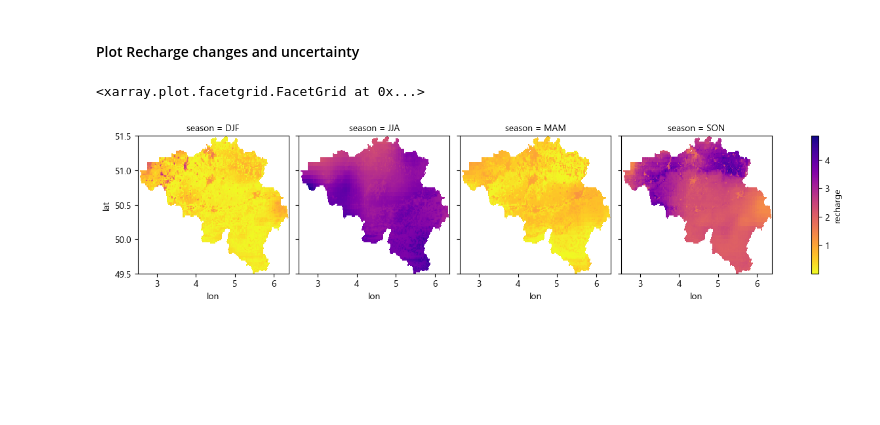
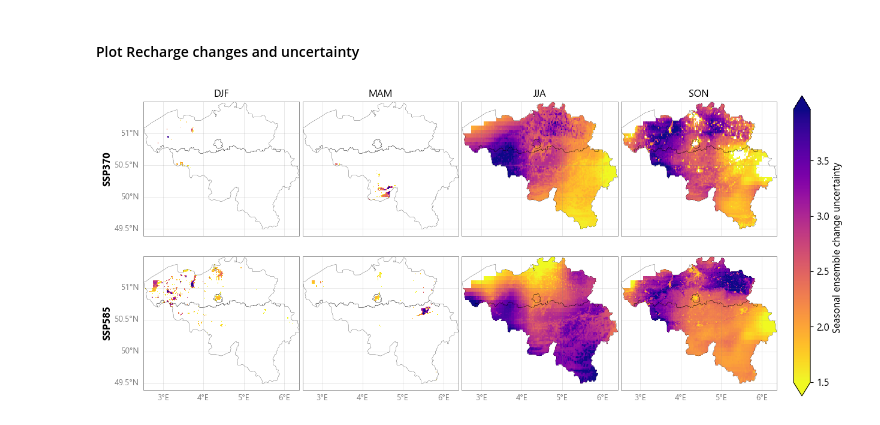
Before and after one commit to klekarkar/pre_post_process_mHM, a Jupyter notebook: ISIMIP_recharge_assessment.ipynb, the cells around one changed output. Saved outputs shown, nothing was run; the diff lists cells and outputs as text; code cells hidden in the pictures; blank space fills up the shorter version.

```diff
--- a/ISIMIP_recharge_assessment.ipynb
+++ b/ISIMIP_recharge_assessment.ipynb
@@ -1125,13 +1125,12 @@ masked_ds = recharge_results['ssp370']['agree_on_sign']['recharge'].sel(season='
 # %%
 domain_recharge_stats = {}
 for scen in future_scenarios:
+    scenario_stats = {}
     for ens_stat in recharge_results[scen].keys():
         da = recharge_results[scen][ens_stat]
         da_masked = da.where(mask.notnull())
-        domain_recharge_stats[scen] = da_masked
+        scenario_stats[ens_stat] = da_masked
+    domain_recharge_stats[scen] = scenario_stats
+
+        #
-# %%
-da_masked['recharge'].plot(cmap='plasma_r', col='season')
-# %% [output]
-<xarray.plot.facetgrid.FacetGrid at 0x...>
-[figure, removed]
 # %%
@@ -1212,3 +1231,15 @@ def plot_ensemble_stats(ensemble_stats, scenarios, seasons, ensemble_stat, shp,
 
     #dont call plt.show() here, do it when executing the function
     return fig, axes, cb
+# %%
+scenarios = ['ssp370', 'ssp585']
+
+fig, axes, cb = plot_ensemble_recharge_stats(domain_recharge_stats, scenarios,
+                                     seasons, 'snr', 'recharge', be_shp,
+                                       cmap='plasma_r', snr_thresh=1.0)
+
+cb.ax.set_ylabel('Seasonal ensemble change uncertainty ', fontsize=12)
+#call plt.show()
+plt.show()
+# %% [output]
+[figure, added]
```
Also changed, not shown: parts of 1 cell of this notebook, 1 other file.
